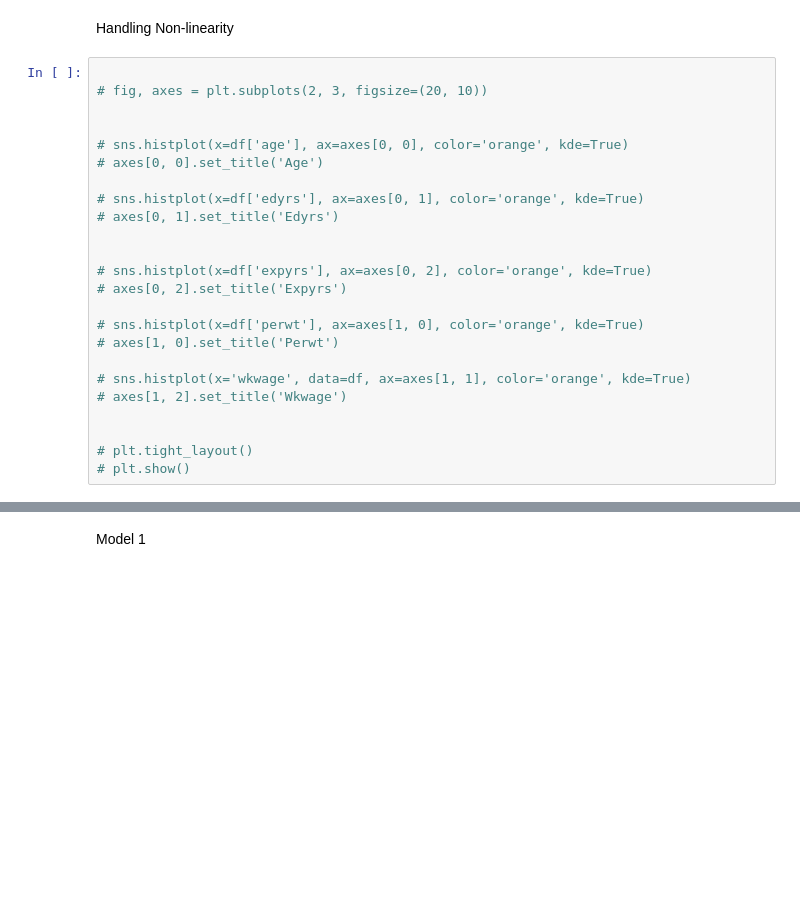
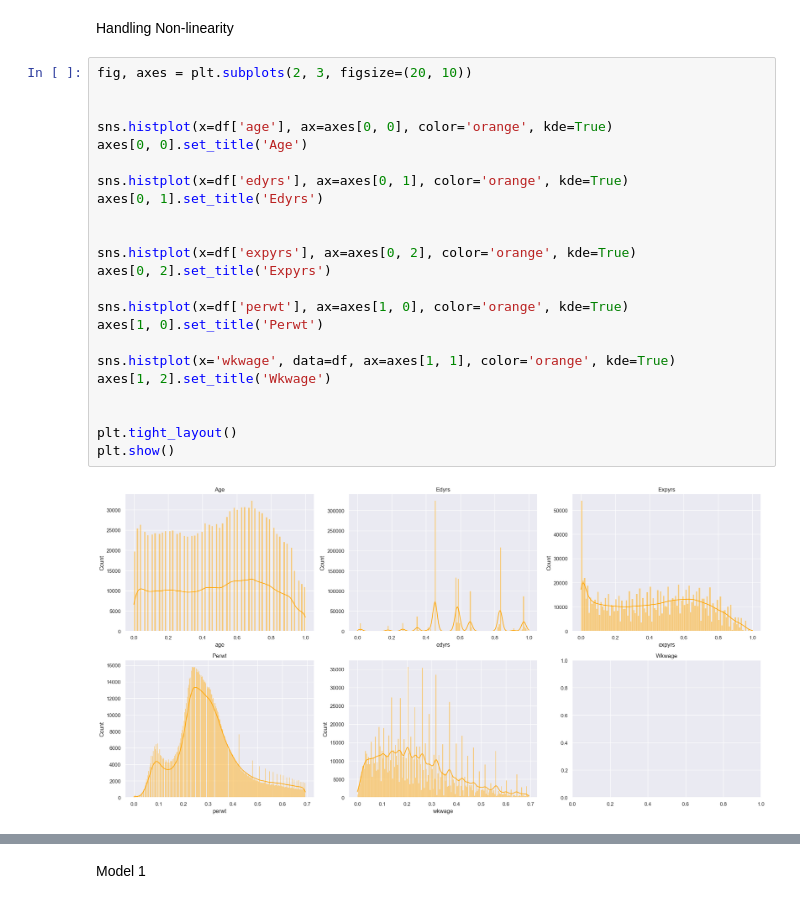
Before and after one commit to Somewhat-Coder/Microwages-ML, a Jupyter notebook: training.ipynb, the cells around one changed output, grey strips where cells are left out. Saved outputs shown, nothing was run; the diff lists cells and outputs as text; blank space fills up the shorter version.

```diff
--- a/training.ipynb
+++ b/training.ipynb
@@ -119,27 +94,28 @@ df = df.drop(columns=['region', 'statefip', 'race_nonwhite', 'puma', 'occ_farm',
 # %% [markdown]
 Handling Non-linearity
 # %%
-
-# fig, axes = plt.subplots(2, 3, figsize=(20, 10))
+fig, axes = plt.subplots(2, 3, figsize=(20, 10))
 
 
-# sns.histplot(x=df['age'], ax=axes[0, 0], color='orange', kde=True)
-# axes[0, 0].set_title('Age')
+sns.histplot(x=df['age'], ax=axes[0, 0], color='orange', kde=True)
+axes[0, 0].set_title('Age')
 
-# sns.histplot(x=df['edyrs'], ax=axes[0, 1], color='orange', kde=True)
-# axes[0, 1].set_title('Edyrs')
+sns.histplot(x=df['edyrs'], ax=axes[0, 1], color='orange', kde=True)
+axes[0, 1].set_title('Edyrs')
 
 
-# sns.histplot(x=df['expyrs'], ax=axes[0, 2], color='orange', kde=True)
-# axes[0, 2].set_title('Expyrs')
+sns.histplot(x=df['expyrs'], ax=axes[0, 2], color='orange', kde=True)
+axes[0, 2].set_title('Expyrs')
 
-# sns.histplot(x=df['perwt'], ax=axes[1, 0], color='orange', kde=True)
-# axes[1, 0].set_title('Perwt')
+sns.histplot(x=df['perwt'], ax=axes[1, 0], color='orange', kde=True)
+axes[1, 0].set_title('Perwt')
 
-# sns.histplot(x='wkwage', data=df, ax=axes[1, 1], color='orange', kde=True)
-# axes[1, 2].set_title('Wkwage')
+sns.histplot(x='wkwage', data=df, ax=axes[1, 1], color='orange', kde=True)
+axes[1, 2].set_title('Wkwage')
 
 
-# plt.tight_layout()
-# plt.show()
+plt.tight_layout()
+plt.show()
+# %% [output]
+[figure, added]
 # %%
```
Also changed, not shown: parts of 21 cells of this notebook.
